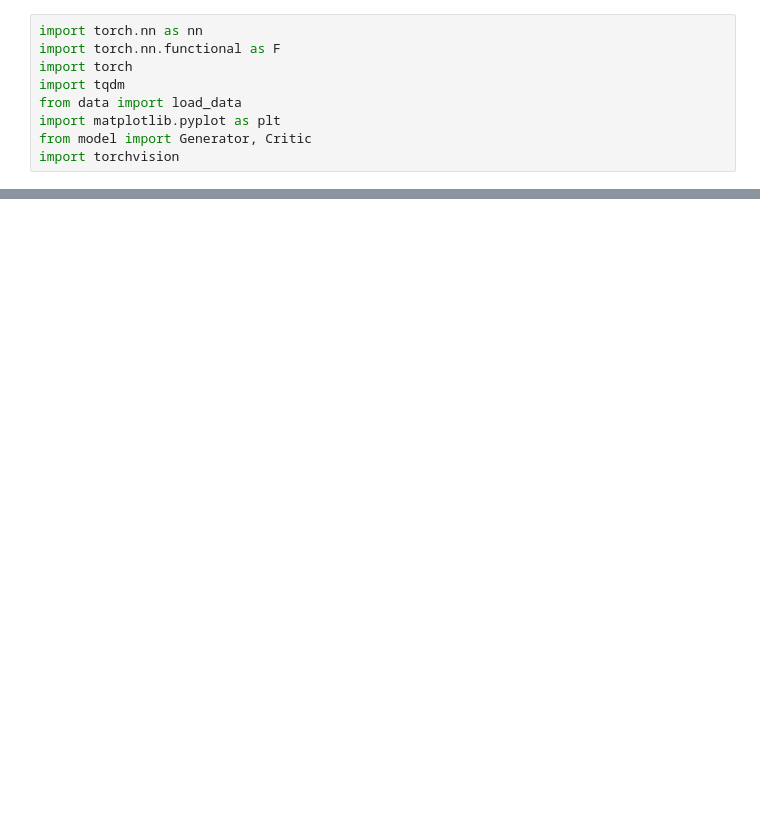
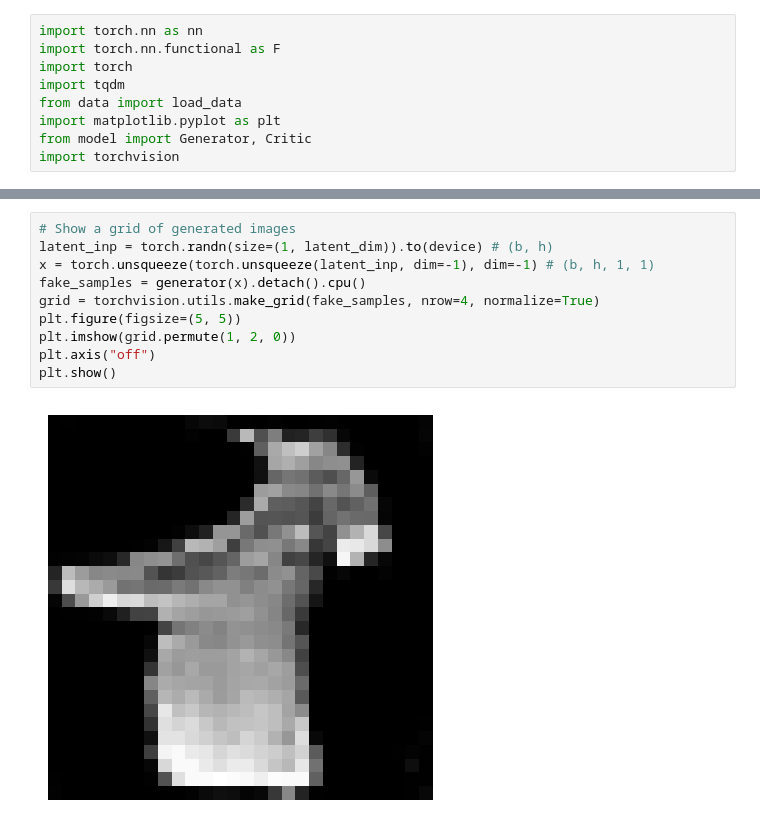
Before and after one commit to abdulvajid1/WGAN-FROM-SCRATCH-PYTORCH, a Jupyter notebook: train.ipynb, the cells around one changed output, grey strips where cells are left out. Cells and saved outputs as stored; diff of their text form; blank space fills up the shorter version.

```diff
--- a/train.ipynb
+++ b/train.ipynb
@@ -123 +159,13 @@ train(generator=generator, critic=critic, num_epochs=100, eval_epoch=20, device=
 KeyboardInterrupt:
+# %%
+# Show a grid of generated images
+latent_inp = torch.randn(size=(1, latent_dim)).to(device) # (b, h)
+x = torch.unsqueeze(torch.unsqueeze(latent_inp, dim=-1), dim=-1) # (b, h, 1, 1)
+fake_samples = generator(x).detach().cpu()
+grid = torchvision.utils.make_grid(fake_samples, nrow=4, normalize=True)
+plt.figure(figsize=(5, 5))
+plt.imshow(grid.permute(1, 2, 0))
+plt.axis("off")
+plt.show()
+# %% [output]
+[figure, added]
```
Also changed, not shown: parts of 3 cells of this notebook, 3 other files.
